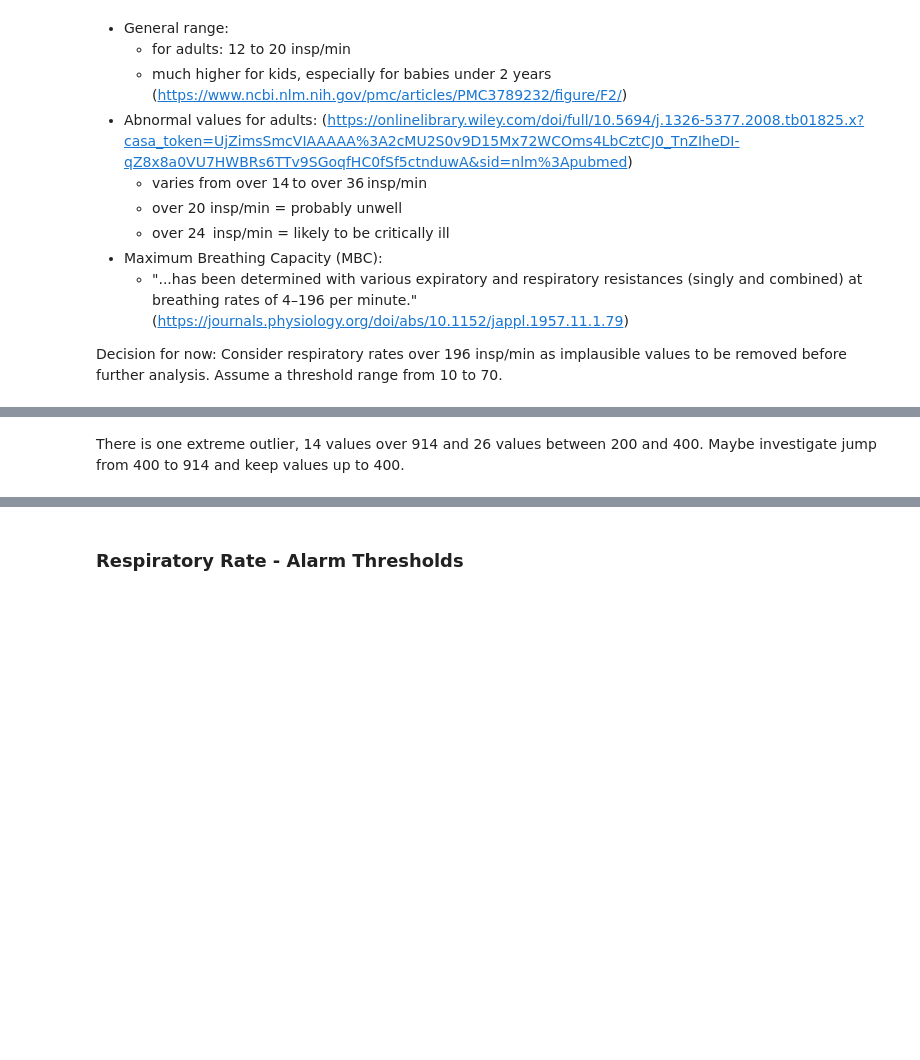
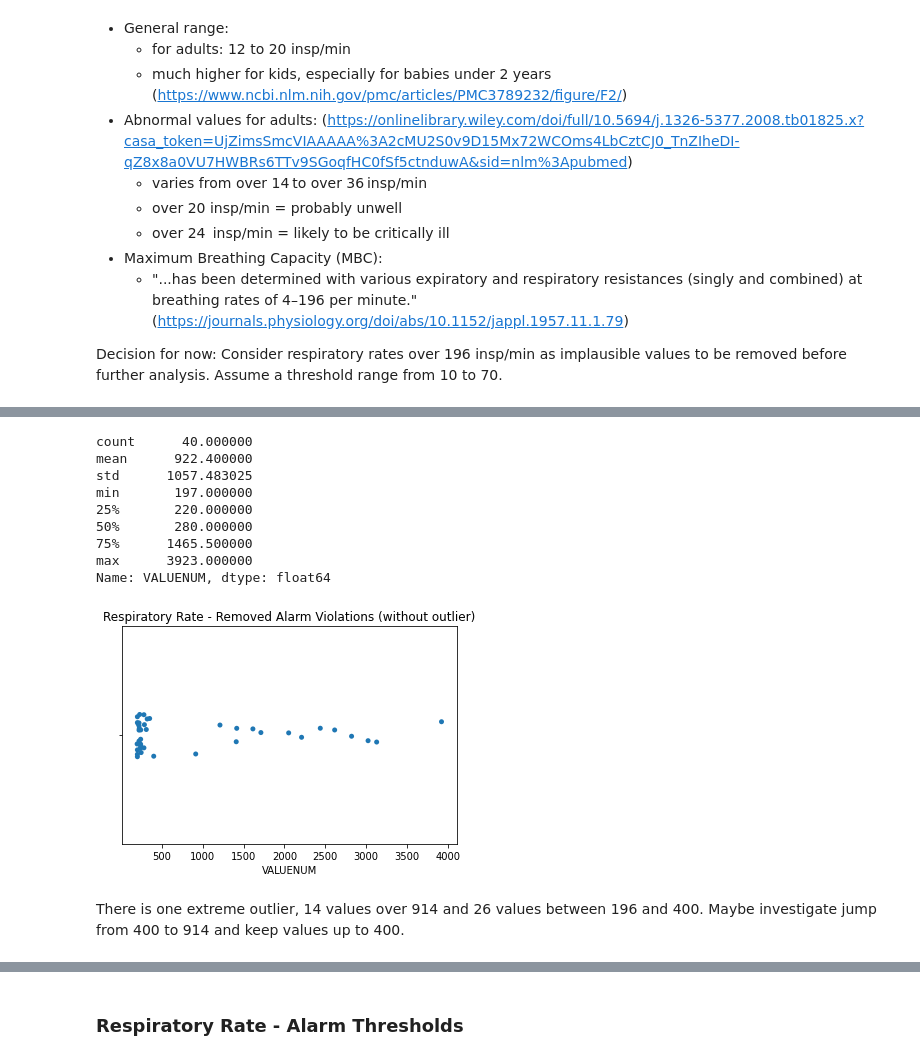
Before and after one commit to denise97/dhl2021, a Jupyter notebook: alarm_violations_analysis_RR.ipynb, the cells around one changed output, grey strips where cells are left out. Cells and saved outputs as stored; diff of their text form; code cells hidden in the pictures; blank space fills up the shorter version.

```diff
--- a/alarm_violations_analysis_RR.ipynb
+++ b/alarm_violations_analysis_RR.ipynb
@@ -140,5 +142,21 @@ Name: VALUENUM, dtype: float64
+# %%
+RR_violations_above_196 = RR_violations_above_196[RR_violations_above_196['VALUENUM'] < 4000]
+sns.stripplot(data=RR_violations_above_196, x='VALUENUM').set_title('Respiratory Rate - Removed Alarm Violations (without outlier)')
+#plt.savefig('RR_violations_removed_stripplot.png', dpi=1200)
+RR_violations_above_196.VALUENUM.describe()
+# %% [output]
+count      40.000000
+mean      922.400000
+std      1057.483025
+min       197.000000
+25%       220.000000
+50%       280.000000
+75%      1465.500000
+max      3923.000000
+Name: VALUENUM, dtype: float64
+[figure, added]
 # %% [markdown]
-There is one extreme outlier, 14 values over 914 and 26 values between 200 and 400.
+There is one extreme outlier, 14 values over 914 and 26 values between 196 and 400.
 Maybe investigate jump from 400 to 914 and keep values up to 400.
 # %%
 # Check cleaned RR_violations
```
Also changed, not shown: parts of 9 cells of this notebook.
